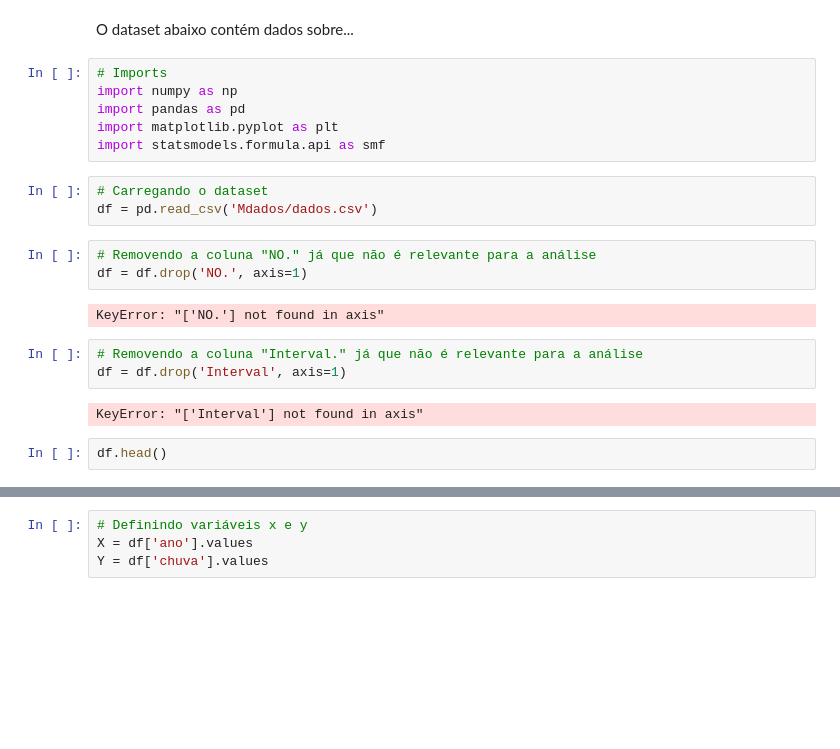
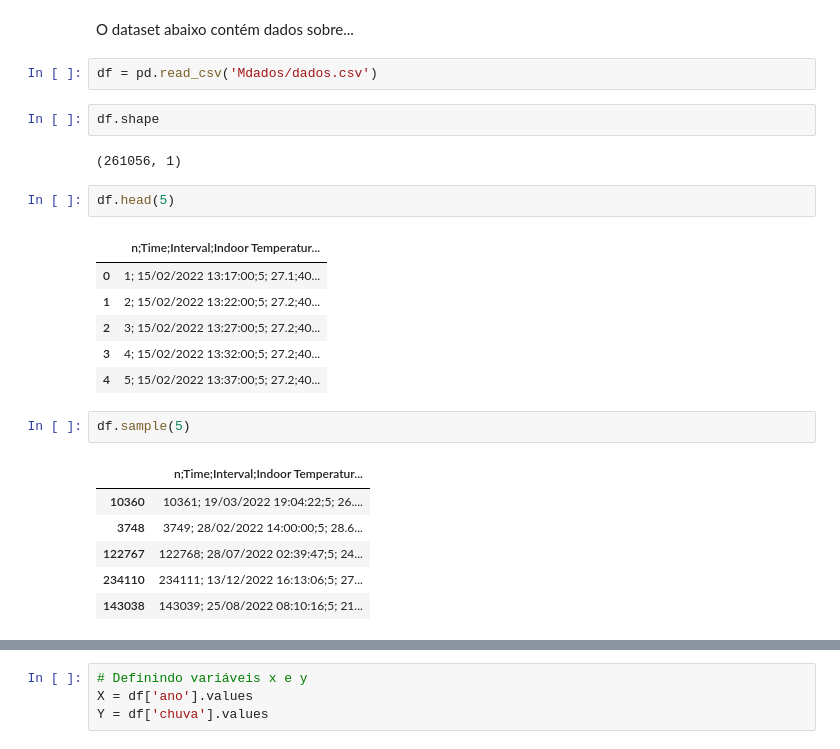
Before and after one commit to rps-ifpr/MLearningPython, a Jupyter notebook: MRegressao/RegressaoClima.ipynb, the cells around one changed output, grey strips where cells are left out. Cells and saved outputs as stored; diff of their text form; blank space fills up the shorter version.

```diff
--- a/MRegressao/RegressaoClima.ipynb
+++ b/MRegressao/RegressaoClima.ipynb
@@ -9,23 +17,26 @@ Parte 2: Modelo de previsões.
 # %% [markdown]
 O dataset abaixo contém dados sobre...
-# %%
-# Imports
-import numpy as np
-import pandas as pd
-import matplotlib.pyplot as plt
-import statsmodels.formula.api as smf
 # %%
-# Carregando o dataset
 df = pd.read_csv('Mdados/dados.csv')
-# %%
-# Removendo a coluna "NO." já que não é relevante para a análise
-df = df.drop('NO.', axis=1)
-# %% [output]
-KeyError: "['NO.'] not found in axis"
-# %%
-# Removendo a coluna "Interval." já que não é relevante para a análise
-df = df.drop('Interval', axis=1)
-# %% [output]
-KeyError: "['Interval'] not found in axis"
+# %%
+df.shape
+# %% [output]
+(261056, 1)
 # %%
-df.head()
+df.head(5)
+# %% [output]
+|  | n;Time;Interval;Indoor Temperatur... |
+| 0 | 1; 15/02/2022 13:17:00;5; 27.1;40... |
+| 1 | 2; 15/02/2022 13:22:00;5; 27.2;40... |
+| 2 | 3; 15/02/2022 13:27:00;5; 27.2;40... |
+| 3 | 4; 15/02/2022 13:32:00;5; 27.2;40... |
+| 4 | 5; 15/02/2022 13:37:00;5; 27.2;40... |
+# %%
+df.sample(5)
+# %% [output]
+|  | n;Time;Interval;Indoor Temperatur... |
+| 10360 | 10361; 19/03/2022 19:04:22;5; 26.... |
+| 3748 | 3749; 28/02/2022 14:00:00;5; 28.6... |
+| 122767 | 122768; 28/07/2022 02:39:47;5; 24... |
+| 234110 | 234111; 13/12/2022 16:13:06;5; 27... |
+| 143038 | 143039; 25/08/2022 08:10:16;5; 21... |
```
Also changed, not shown: parts of 18 cells of this notebook, 1 other file.
